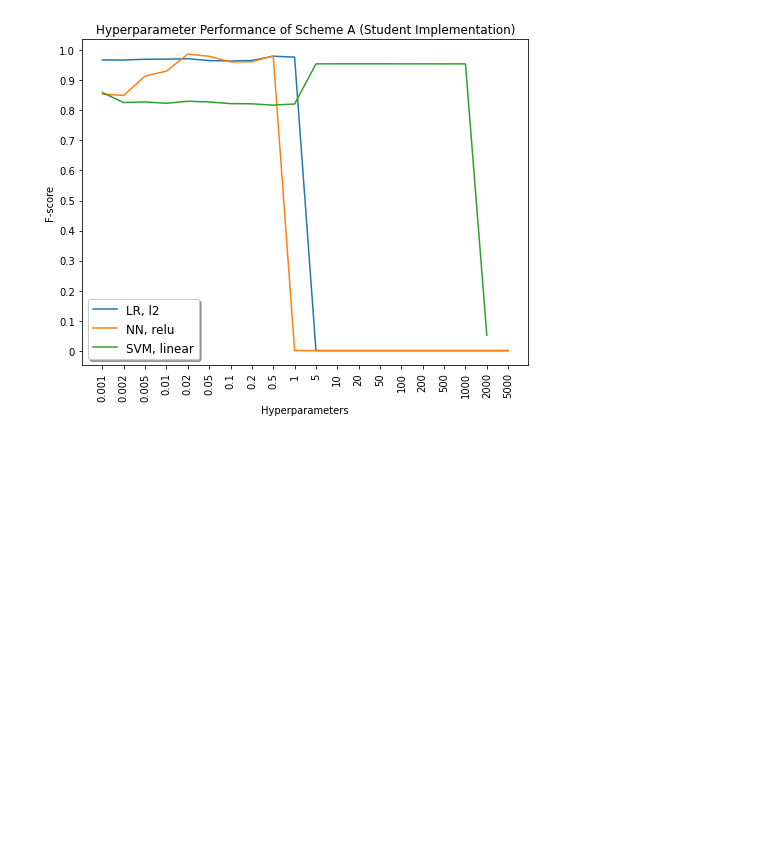
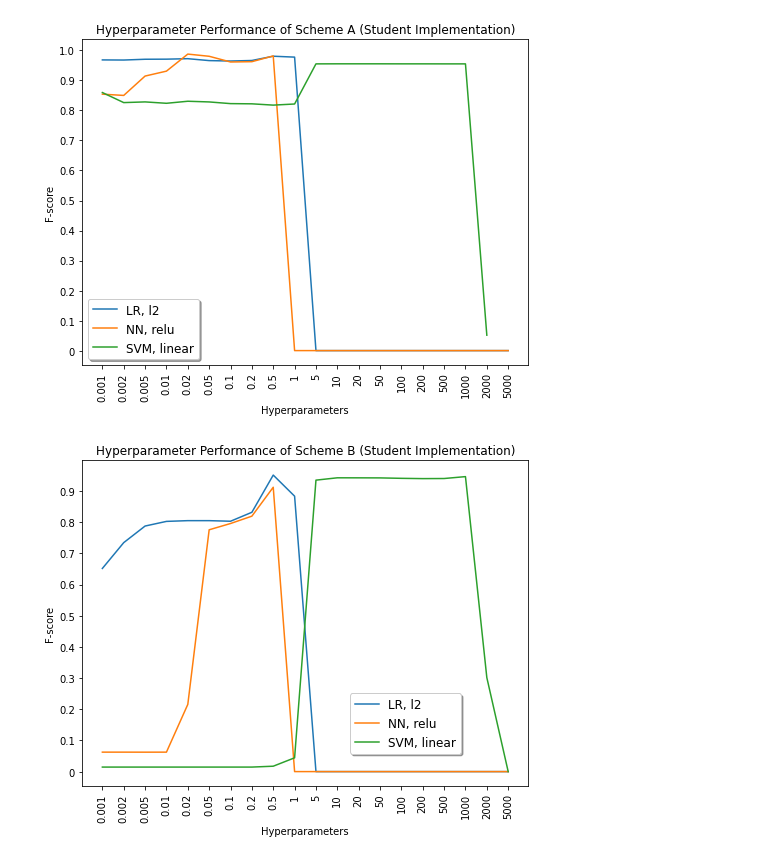
Before and after one commit to smchenry-illinois/CS598-Project, a Jupyter notebook: Plots.ipynb, the cells around one changed output. Cells and saved outputs as stored; diff of their text form; code cells hidden in the pictures; blank space fills up the shorter version.

```diff
--- a/Plots.ipynb
+++ b/Plots.ipynb
@@ -172,3 +172,31 @@ plt.show()
 fig.savefig('schemeA_student_1.png', bbox_inches='tight')
 # %% [output]
 [figure]
+# %%
+fig, ax = plt.subplots(figsize=(8, 6))
+ax.locator_params(axis='x', nbins=22)
+ax.locator_params(axis='y', nbins=12)
+# lg, l2
+plt.plot([0.6515,0.7343,0.7875,0.8024,0.8048,0.8048,0.8029,0.8316,0.9509,0.8833,0.0000,0.0000,0.0000,0.0000,0.0000,0.0000,0.0000,0.0000,0.0000,0.0000] ,label='LR, l2'  )
+# nn, relu
+plt.plot([0.0624,0.0624,0.0623,0.0624,0.2155,0.7755,0.7956,0.8192,0.9119,0.0000,0.0000,0.0000,0.0000,0.0000,0.0000,0.0000,0.0000,0.0000,0.0000,0.0000] ,label = 'NN, relu' )
+# svm, linear
+plt.plot([0.0145,0.0145,0.0145,0.0145,0.0145,0.0145,0.0145,0.0145,0.0173,0.0442,0.9347,0.9422,0.9421,0.9419,0.9405,0.9396,0.9399,0.9460,0.3015,0.0000] ,label = 'SVM, linear' )
+plt.xlabel('Hyperparameters')
+plt.ylabel('F-score')
+plt.title('Hyperparameter Performance of Scheme B (Student Implementation)')
+#fig.canvas.draw()
+
+xlabels = ['',0.001, 0.002, 0.005, 0.01, 0.02, 0.05, 0.1, 0.2, 0.5, 1, 5, 10, 20, 50, 100, 200, 500, 1000, 2000, 5000]
+ax.set_xticklabels(xlabels,rotation='vertical')
+ylabels = ['',0,0.1,0.2,0.3,0.4,0.5,.6,.7,.8,.9,1.0]
+ax.set_yticklabels(ylabels)
+
+legend = ax.legend(loc=(0.6, 0.1), shadow=True,fontsize='large')
+# Put a nicer background color on the legend.
+#legend.get_frame().set_facecolor('#00FFCC')
+
+plt.show()
+fig.savefig('schemeB_student_1.png', bbox_inches='tight')
+# %% [output]
+[figure, added]
```
Also changed, not shown: 13 other files.
